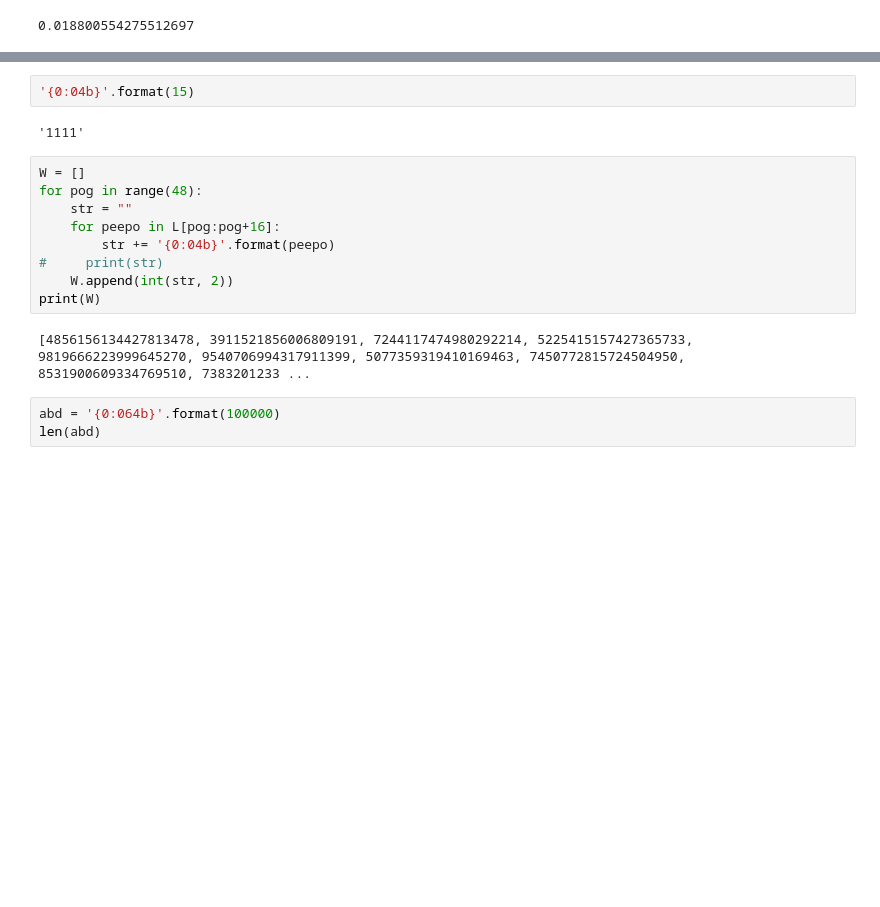
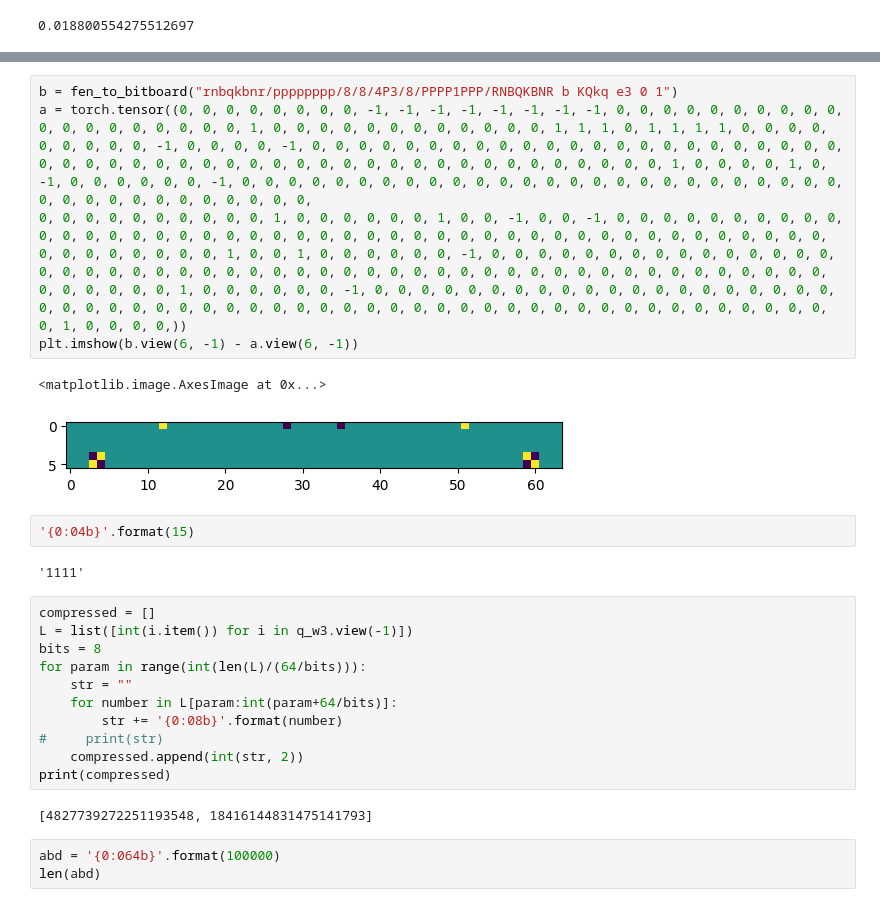
Before and after one commit to BradyWynn/chess, a Jupyter notebook: old.ipynb, the cells around one changed output, grey strips where cells are left out. Drawn from its saved outputs; the diff is of its cells as text; blank space fills up the shorter version.

```diff
--- a/old.ipynb
+++ b/old.ipynb
@@ -280,18 +278,28 @@ plt.scatter(real, quant)
+# %%
+b = fen_to_bitboard("rnbqkbnr/pppppppp/8/8/4P3/8/PPPP1PPP/RNBQKBNR b KQkq e3 0 1")
+a = torch.tensor((0, 0, 0, 0, 0, 0, 0, 0, -1, -1, -1, -1, -1, -1, -1, -1, 0, 0, 0, 0, 0, 0, 0, 0, 0, 0, 0, 0, 0, 0, 0, 0, 0, 0, 0, 1, 0, 0, 0, 0, 0, 0, 0, 0, 0, 0, 0, 0, 1, 1, 1, 0, 1, 1, 1, 1, 0, 0, 0, 0, 0, 0, 0, 0, 0, -1, 0, 0, 0, 0, -1, 0, 0, 0, 0, 0, 0, 0, 0, 0, 0, 0, 0, 0, 0, 0, 0, 0, 0, 0, 0, 0, 0, 0, 0, 0, 0, 0, 0, 0, 0, 0, 0, 0, 0, 0, 0, 0, 0, 0, 0, 0, 0, 0, 0, 0, 0, 0, 0, 0, 0, 1, 0, 0, 0, 0, 1, 0, -1, 0, 0, 0, 0, 0, 0, -1, 0, 0, 0, 0, 0, 0, 0, 0, 0, 0, 0, 0, 0, 0, 0, 0, 0, 0, 0, 0, 0, 0, 0, 0, 0, 0, 0, 0, 0, 0, 0, 0, 0, 0, 0, 0, 0, 0,
+0, 0, 0, 0, 0, 0, 0, 0, 0, 0, 1, 0, 0, 0, 0, 0, 0, 1, 0, 0, -1, 0, 0, -1, 0, 0, 0, 0, 0, 0, 0, 0, 0, 0, 0, 0, 0, 0, 0, 0, 0, 0, 0, 0, 0, 0, 0, 0, 0, 0, 0, 0, 0, 0, 0, 0, 0, 0, 0, 0, 0, 0, 0, 0, 0, 0, 0, 0, 0, 0, 0, 0, 0, 0, 0, 0, 1, 0, 0, 1, 0, 0, 0, 0, 0, 0, -1, 0, 0, 0, 0, 0, 0, 0, 0, 0, 0, 0, 0, 0, 0, 0, 0, 0, 0, 0, 0, 0, 0, 0, 0, 0, 0, 0, 0, 0, 0, 0, 0, 0, 0, 0, 0, 0, 0, 0, 0, 0, 0, 0, 0, 0, 0, 0, 0, 0, 0, 0, 0, 0, 0, 0, 1, 0, 0, 0, 0, 0, 0, -1, 0, 0, 0, 0, 0, 0, 0, 0, 0, 0, 0, 0, 0, 0, 0, 0, 0, 0, 0, 0, 0, 0, 0, 0, 0, 0, 0, 0, 0, 0, 0, 0, 0, 0, 0, 0, 0, 0, 0, 0, 0, 0, 0, 0, 0, 0, 0, 0, 0, 0, 0, 0, 0, 0, 0, 1, 0, 0, 0, 0,))
+plt.imshow(b.view(6, -1) - a.view(6, -1))
+# %% [output]
+<matplotlib.image.AxesImage at 0x...>
+[figure, added]
 # %%
 '{0:04b}'.format(15)
 # %% [output]
 '1111'
 # %%
-W = []
-for pog in range(48):
+compressed = []
+L = list([int(i.item()) for i in q_w3.view(-1)])
+bits = 8
+for param in range(int(len(L)/(64/bits))):
     str = ""
-    for peepo in L[pog:pog+16]:
-        str += '{0:04b}'.format(peepo)
+    for number in L[param:int(param+64/bits)]:
+        str += '{0:08b}'.format(number)
 #     print(str)
-    W.append(int(str, 2))
-print(W)
+    compressed.append(int(str, 2))
+print(compressed)
 # %% [output]
-[4856156134427813478, 3911521856006809191, 7244117474980292214, 5225415157427365733, 9819666223999645270, 9540706994317911399, 5077359319410169463, 7450772815724504950, 8531900609334769510, 7383201233 ...
+[4827739272251193548, 18416144831475141793]
 # %%
 abd = '{0:064b}'.format(100000)
 len(abd)
```
Also changed, not shown: parts of 3 cells of this notebook, 2 other files.
